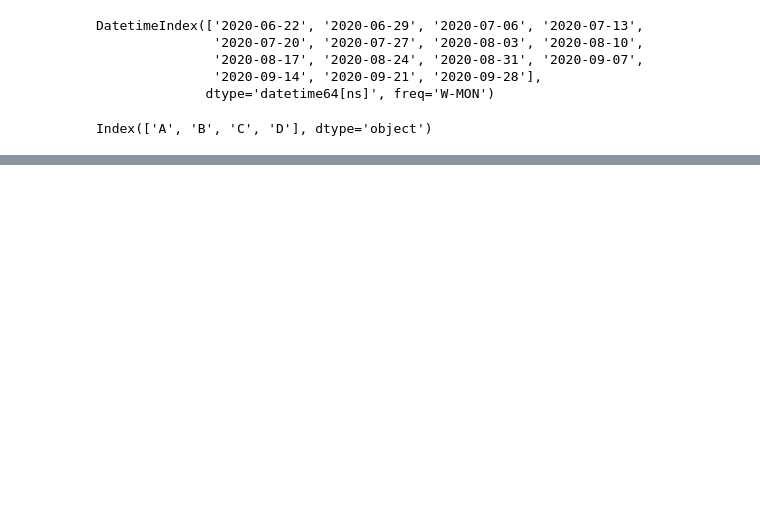
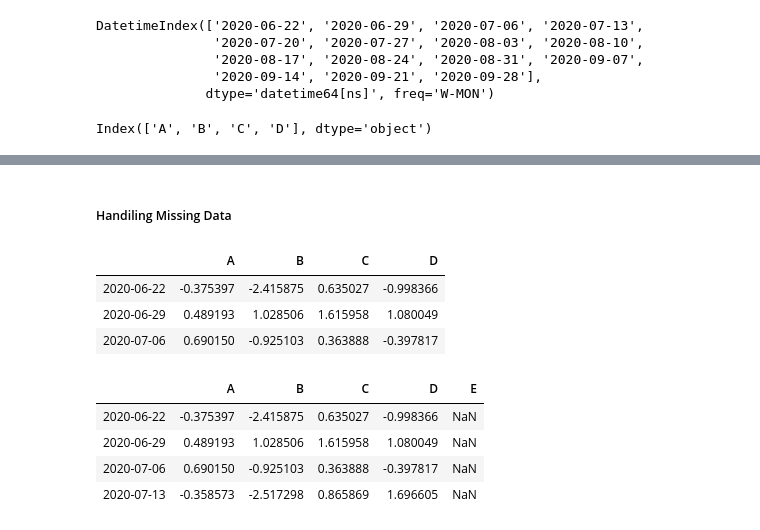
Before and after one commit to dsreenat/sperloon, a Jupyter notebook: Python Pandas.ipynb, the cells around one changed output, grey strips where cells are left out. Saved outputs shown, nothing was run; the diff lists cells and outputs as text; code cells hidden in the pictures; blank space fills up the shorter version.

```diff
--- a/Python Pandas.ipynb
+++ b/Python Pandas.ipynb
@@ -246,0 +274,20 @@ array([[1, Timestamp('2020-06-18 00:00:00'), 1.0, 5, 'True', 'Pandas'],
+# %% [markdown]
+##### Handiling Missing Data
+# %%
+df1.head(3)
+# %% [output]
+|  | A | B | C | D |
+| 2020-06-22 | -0.375397 | -2.415875 | 0.635027 | -0.998366 |
+| 2020-06-29 | 0.489193 | 1.028506 | 1.615958 | 1.080049 |
+| 2020-07-06 | 0.690150 | -0.925103 | 0.363888 | -0.397817 |
+# %%
+d=df1.index
+df_4 = df1.reindex(index=d[0:4],columns=list(df1.columns)+['E'])
+#df_4 = df1.reindex(index=df1.index[0:4],columns=list(df1.columns)+['E'])
+df_4
+# %% [output]
+|  | A | B | C | D | E |
+| 2020-06-22 | -0.375397 | -2.415875 | 0.635027 | -0.998366 | NaN |
+| 2020-06-29 | 0.489193 | 1.028506 | 1.615958 | 1.080049 | NaN |
+| 2020-07-06 | 0.690150 | -0.925103 | 0.363888 | -0.397817 | NaN |
+| 2020-07-13 | -0.358573 | -2.517298 | 0.865869 | 1.696605 | NaN |
```
Also changed, not shown: parts of 24 cells of this notebook.
